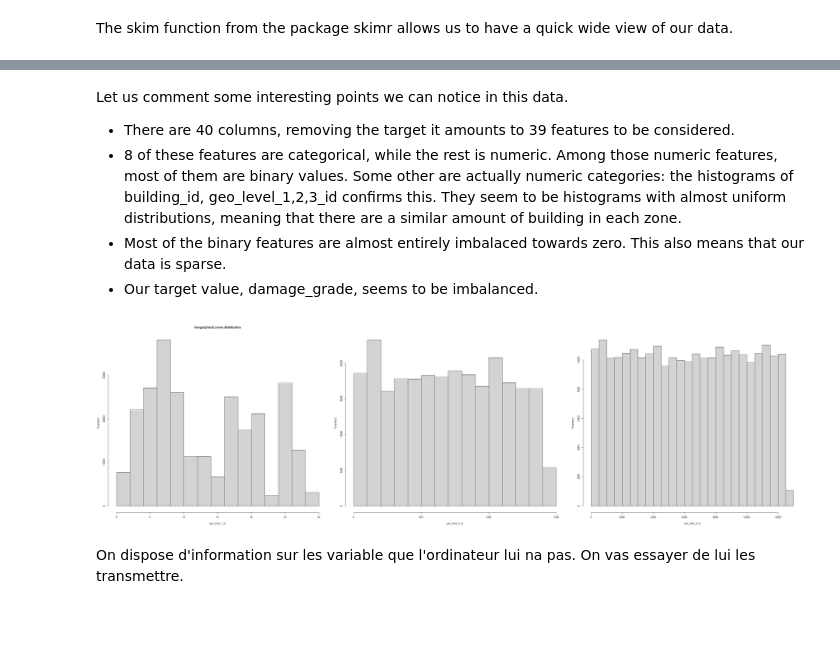
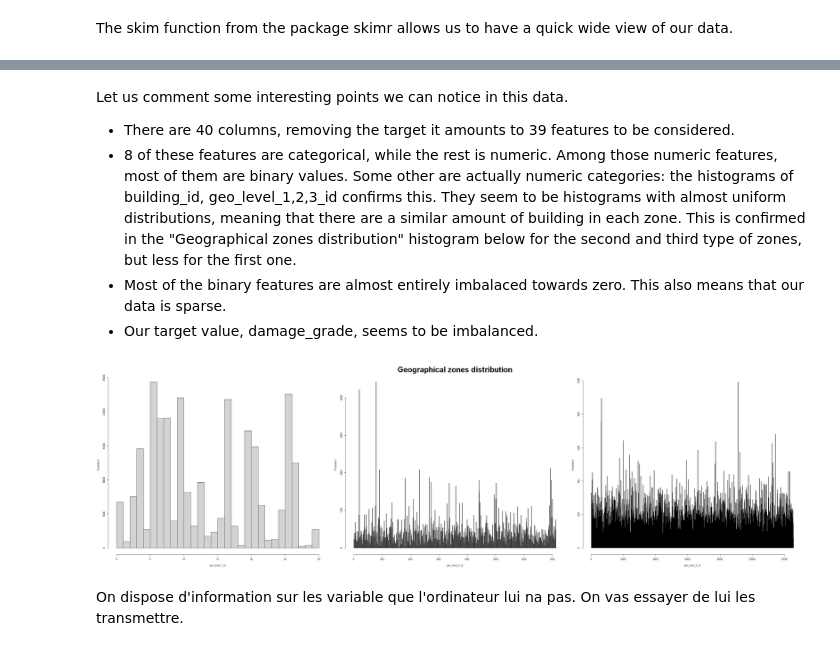
Before and after one commit to bikostet/richter-s-predictor-group-42, a Jupyter notebook: 0_Data Pre-processing .ipynb, the cells around one changed output, grey strips where cells are left out. Cells and saved outputs as stored; diff of their text form; code cells hidden in the pictures; blank space fills up the shorter version.

```diff
--- a/0_Data Pre-processing .ipynb
+++ b/0_Data Pre-processing .ipynb
@@ -159,17 +159,17 @@ A skim_df: 40 × 15
 # %% [markdown]
 Let us comment some interesting points we can notice in this data.
 * There are 40 columns, removing the target it amounts to 39 features to be considered.
-* 8 of these features are categorical, while the rest is numeric. Among those numeric features, most of them are binary values. Some other are actually numeric categories: the histograms of building_id, geo_level_1,2,3_id confirms this. They seem to be histograms with almost uniform distributions, meaning that there are a similar amount of building in each zone.
+* 8 of these features are categorical, while the rest is numeric. Among those numeric features, most of them are binary values. Some other are actually numeric categories: the histograms of building_id, geo_level_1,2,3_id confirms this. They seem to be histograms with almost uniform distributions, meaning that there are a similar amount of building in each zone. This is confirmed in the "Geographical zones distribution" histogram below for the second and third type of zones, but less for the first one.
 * Most of the binary features are almost entirely imbalaced towards zero. This also means that our data is sparse.
 * Our target value, damage_grade, seems to be imbalanced.
 # %%
 options(repr.plot.width=31, repr.plot.height=9)
 par(mfrow=c(1,3))
-hist(data$geo_level_1_id,xlab='geo_level_1_id',main='')
-hist(data$geo_level_2_id,xlab='geo_level_2_id',main='Geographical zones distribution')
-hist(data$geo_level_3_id,xlab='geo_level_3_id',main='')
+hist(data$geo_level_1_id,xlab='geo_level_1_id',main='',breaks=30)
+hist(data$geo_level_2_id,xlab='geo_level_2_id',main='Geographical zones distribution',cex.main=3,breaks=1000)
+hist(data$geo_level_3_id,xlab='geo_level_3_id',main='',breaks=1000)
 # %% [output]
-[figure, old version]
+[figure, new version]
 # %% [markdown]
 On dispose d'information sur les variable que l'ordinateur lui na pas.
 On vas essayer de lui les transmettre.
```
Also changed, not shown: 2 other files.
